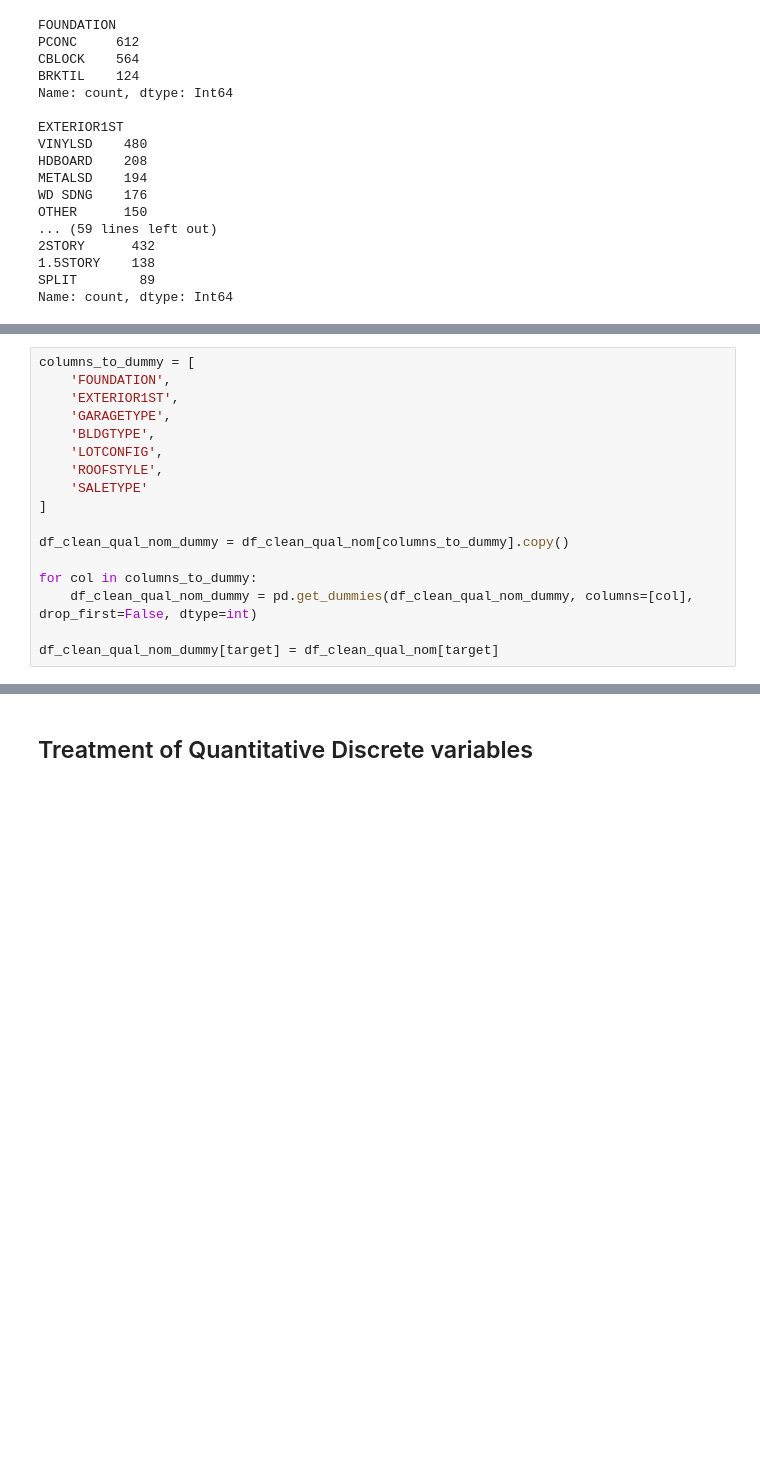
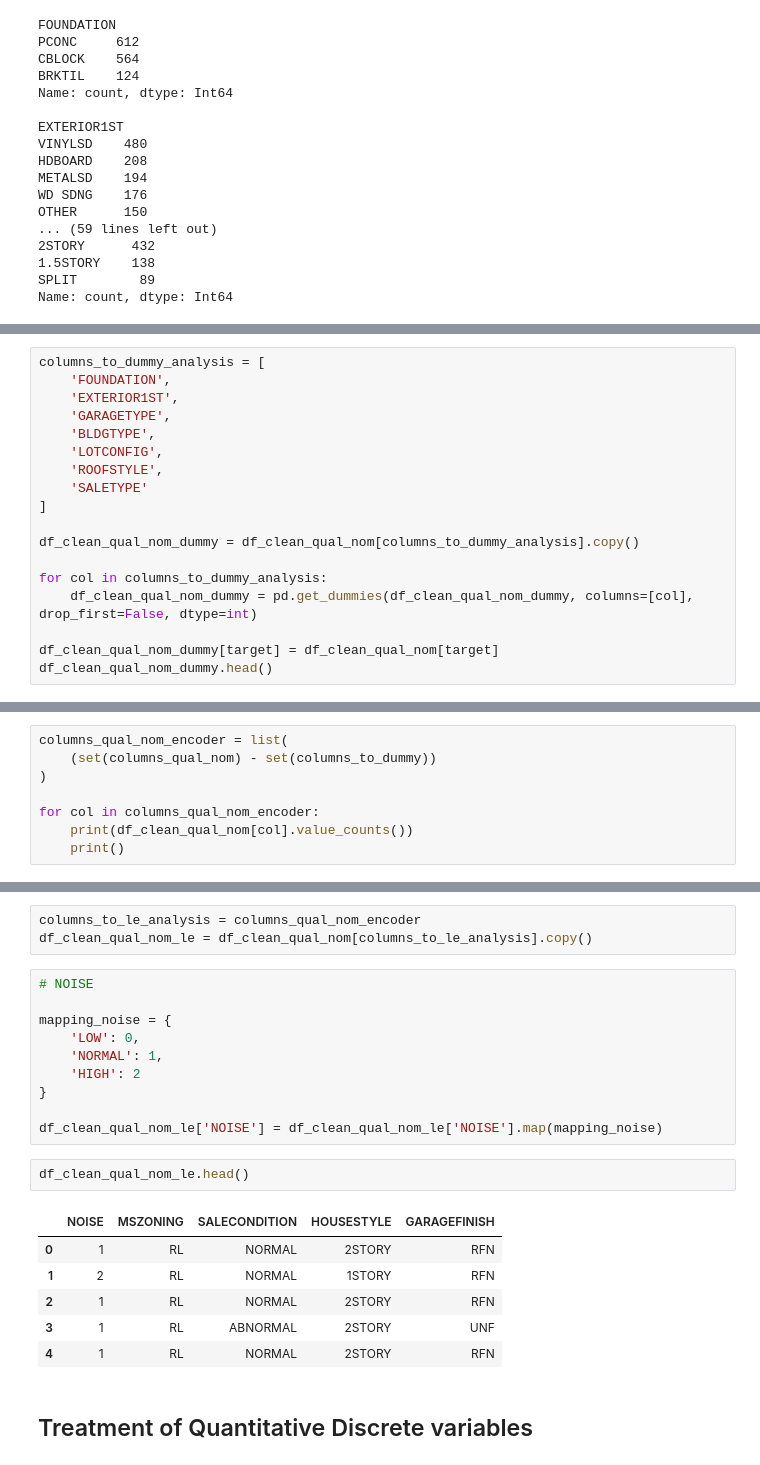
Before and after one commit to lucasamtaylor01/KaggleGettingStarted, a Jupyter notebook: 02_HOUSING_PRICES/02_noteboks/01_cleaning.ipynb, the cells around one changed output, grey strips where cells are left out. Drawn from its saved outputs; the diff is of its cells as text; blank space fills up the shorter version.

Commit message:
Second part 11.06: Preparation of Label Encoder variables

```diff
--- a/02_HOUSING_PRICES/02_noteboks/01_cleaning.ipynb
+++ b/02_HOUSING_PRICES/02_noteboks/01_cleaning.ipynb
@@ -402,5 +404,5 @@ Name: count, dtype: Int64
 # %%
-columns_to_dummy = [
+columns_to_dummy_analysis = [
     'FOUNDATION',
     'EXTERIOR1ST',
     'GARAGETYPE',
@@ -410,9 +412,10 @@ columns_to_dummy = [
     'SALETYPE'
 ]
 
-df_clean_qual_nom_dummy = df_clean_qual_nom[columns_to_dummy].copy()
+df_clean_qual_nom_dummy = df_clean_qual_nom[columns_to_dummy_analysis].copy()
 
-for col in columns_to_dummy:
+for col in columns_to_dummy_analysis:
     df_clean_qual_nom_dummy = pd.get_dummies(df_clean_qual_nom_dummy, columns=[col], drop_first=False, dtype=int)
 
 df_clean_qual_nom_dummy[target] = df_clean_qual_nom[target]
+df_clean_qual_nom_dummy.head()
@@ -433,0 +476,8 @@ sns.heatmap(df_clean_qual_nom_dummy.corr(), annot=True, fmt=".1f")
+# %%
+columns_qual_nom_encoder = list(
+    (set(columns_qual_nom) - set(columns_to_dummy))
+)
+
+for col in columns_qual_nom_encoder:
+    print(df_clean_qual_nom[col].value_counts())
+    print()
@@ -434,3 +502,25 @@ sns.heatmap(df_clean_qual_nom_dummy.corr(), annot=True, fmt=".1f")
+# %%
+columns_to_le_analysis = columns_qual_nom_encoder
+df_clean_qual_nom_le = df_clean_qual_nom[columns_to_le_analysis].copy()
+# %%
+# NOISE
+
+mapping_noise = {
+    'LOW': 0,
+    'NORMAL': 1,
+    'HIGH': 2
+}
+
+df_clean_qual_nom_le['NOISE'] = df_clean_qual_nom_le['NOISE'].map(mapping_noise)
+# %%
+df_clean_qual_nom_le.head()
+# %% [output]
+|  | NOISE | MSZONING | SALECONDITION | HOUSESTYLE | GARAGEFINISH |
+| 0 | 1 | RL | NORMAL | 2STORY | RFN |
+| 1 | 2 | RL | NORMAL | 1STORY | RFN |
+| 2 | 1 | RL | NORMAL | 2STORY | RFN |
+| 3 | 1 | RL | ABNORMAL | 2STORY | UNF |
+| 4 | 1 | RL | NORMAL | 2STORY | RFN |
 # %% [markdown]
 ## Treatment of Quantitative Discrete variables
 # %% [markdown]
```
Also changed, not shown: parts of 16 cells of this notebook.
